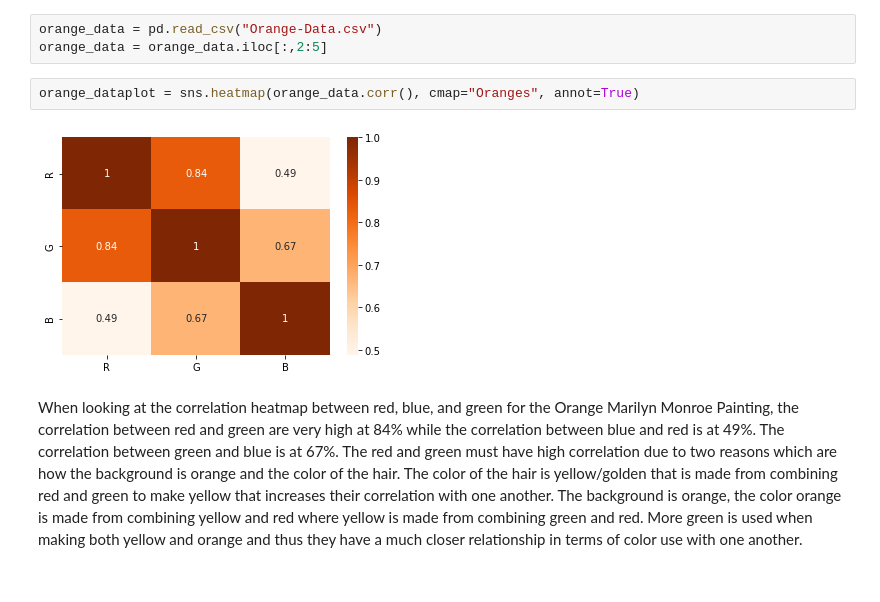
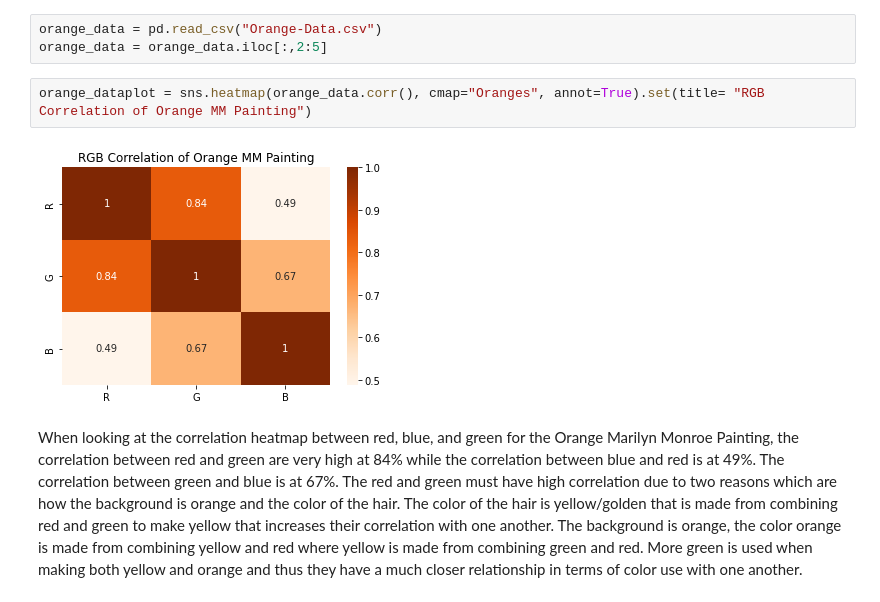
Before and after one commit to clwchanx/STA-160-Final, a Jupyter notebook: STA160 Heatmaps and Color Transfer.ipynb, the cells around one changed output. Drawn from its saved outputs; the diff is of its cells as text.

```diff
--- a/STA160 Heatmaps and Color Transfer.ipynb
+++ b/STA160 Heatmaps and Color Transfer.ipynb
@@ -308,8 +339,8 @@ When looking at the correlation heatmap between red, blue, and green for the Blu
 orange_data = pd.read_csv("Orange-Data.csv")
 orange_data = orange_data.iloc[:,2:5]
 # %%
-orange_dataplot = sns.heatmap(orange_data.corr(), cmap="Oranges", annot=True)
+orange_dataplot = sns.heatmap(orange_data.corr(), cmap="Oranges", annot=True).set(title= "RGB Correlation of Orange MM Painting")
 # %% [output]
-[figure, old version]
+[figure, new version]
 # %% [markdown]
 When looking at the correlation heatmap between red, blue, and green for the Orange Marilyn Monroe Painting, the correlation between red and green are very high at 84% while the correlation between blue and red is at 49%. The correlation between green and blue is at 67%. The red and green must have high correlation due to two reasons which are how the background is orange and the color of the hair. The color of the hair is yellow/golden that is made from combining red and green to make yellow that increases their correlation with one another. The background is orange, the color orange is made from combining yellow and red where yellow is made from combining green and red. More green is used when making both yellow and orange and thus they have a much closer relationship in terms of color use with one another.
```
Also changed, not shown: parts of 6 cells of this notebook, 4 other files.
